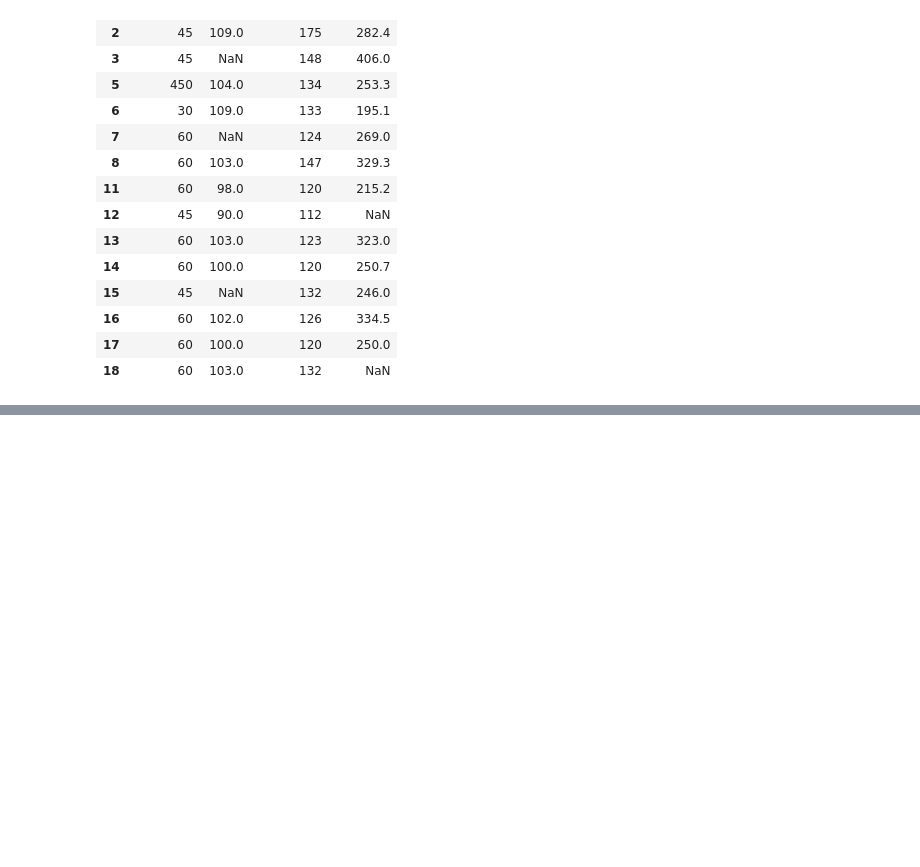
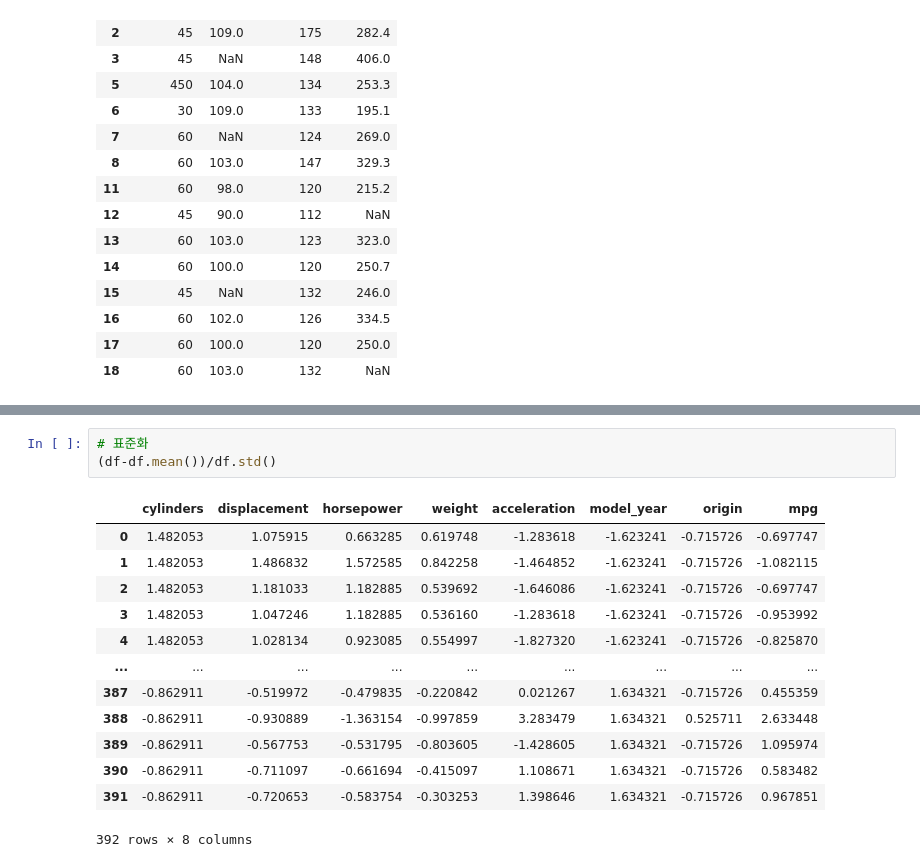
Before and after one commit to pizzalist/DataScience_2023, a Jupyter notebook: 01_1_DataProcessing.ipynb, the cells around one changed output, grey strips where cells are left out. Cells and saved outputs as stored; diff of their text form; blank space fills up the shorter version.

```diff
--- a/01_1_DataProcessing.ipynb
+++ b/01_1_DataProcessing.ipynb
@@ -208,0 +271,17 @@ df.drop_duplicates(keep='last')
+# %%
+# 표준화
+(df-df.mean())/df.std()
+# %% [output]
+|  | cylinders | displacement | horsepower | weight | acceleration | model_year | origin | mpg |
+| 0 | 1.482053 | 1.075915 | 0.663285 | 0.619748 | -1.283618 | -1.623241 | -0.715726 | -0.697747 |
+| 1 | 1.482053 | 1.486832 | 1.572585 | 0.842258 | -1.464852 | -1.623241 | -0.715726 | -1.082115 |
+| 2 | 1.482053 | 1.181033 | 1.182885 | 0.539692 | -1.646086 | -1.623241 | -0.715726 | -0.697747 |
+| 3 | 1.482053 | 1.047246 | 1.182885 | 0.536160 | -1.283618 | -1.623241 | -0.715726 | -0.953992 |
+| 4 | 1.482053 | 1.028134 | 0.923085 | 0.554997 | -1.827320 | -1.623241 | -0.715726 | -0.825870 |
+| ... | ... | ... | ... | ... | ... | ... | ... | ... |
+| 387 | -0.862911 | -0.519972 | -0.479835 | -0.220842 | 0.021267 | 1.634321 | -0.715726 | 0.455359 |
+| 388 | -0.862911 | -0.930889 | -1.363154 | -0.997859 | 3.283479 | 1.634321 | 0.525711 | 2.633448 |
+| 389 | -0.862911 | -0.567753 | -0.531795 | -0.803605 | -1.428605 | 1.634321 | -0.715726 | 1.095974 |
+| 390 | -0.862911 | -0.711097 | -0.661694 | -0.415097 | 1.108671 | 1.634321 | -0.715726 | 0.583482 |
+| 391 | -0.862911 | -0.720653 | -0.583754 | -0.303253 | 1.398646 | 1.634321 | -0.715726 | 0.967851 |
+392 rows × 8 columns
```
Also changed, not shown: parts of 22 cells of this notebook, 2 other files.
